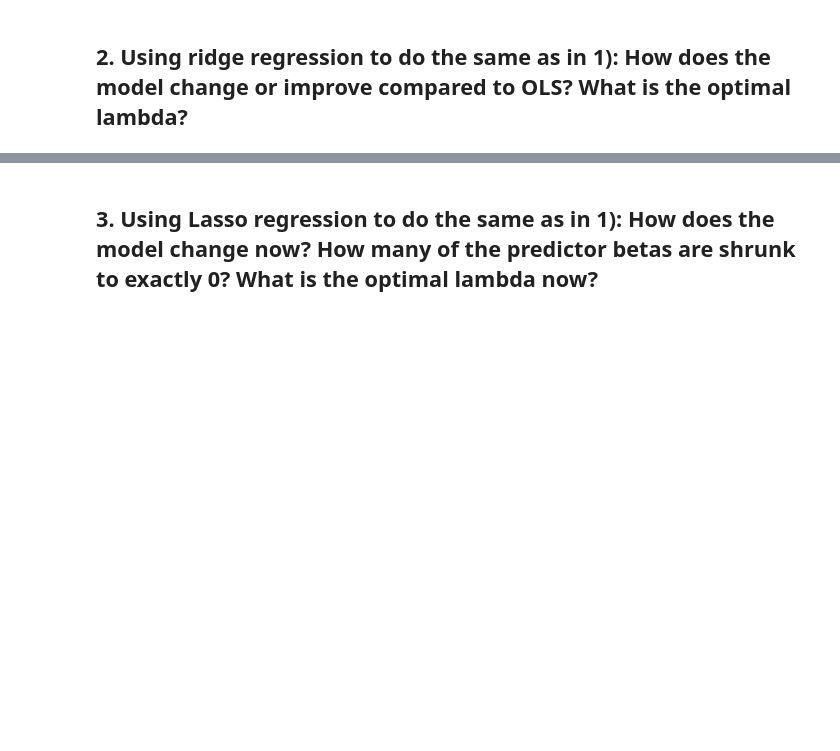
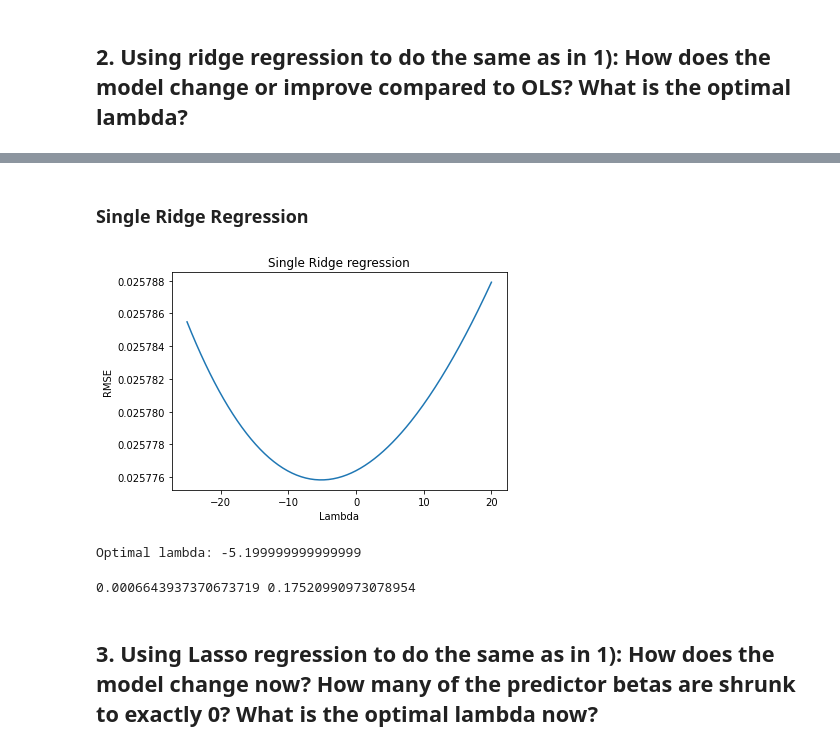
Before and after one commit to aragaomateus/fundamentalsOfML, a Jupyter notebook: HW2/Homework 2.ipynb, the cells around one changed output, grey strips where cells are left out. Drawn from its saved outputs; the diff is of its cells as text; code cells hidden in the pictures; blank space fills up the shorter version.

```diff
--- a/HW2/Homework 2.ipynb
+++ b/HW2/Homework 2.ipynb
@@ -62,3 +303,35 @@ data
+# %% [markdown]
+### Single Ridge Regression
+# %%
+# Init parameters:
+xTrain, xTest, yTrain, yTest = train_test_split(np.array(data['yearsofexperience']).reshape(-1, 1), outcome.reshape(-1,1), test_size=0.2, random_state=seed)
+lambdas = np.linspace(-25,20,201)
+cont = np.empty([len(lambdas),2])*np.NaN # [lambda error]
+for ii in range(len(lambdas)):
+    ridgeModel = Ridge(alpha=lambdas[ii]).fit(xTrain, yTrain)
+    cont[ii,0] = lambdas[ii]
+    error = mean_squared_error(yTest,ridgeModel.predict(xTest),squared=False)
+    cont[ii,1] = error
+
+plt.plot(cont[:,0],cont[:,1])
+plt.xlabel('Lambda')
+plt.ylabel('RMSE')
+plt.title('Single Ridge regression')
+plt.show()
+optimal_lambda_single = lambdas[np.argmax(cont[:,1]==np.min(cont[:,1]))]
+
+print('Optimal lambda:',optimal_lambda_single)
+# %% [output]
+[figure, added]
+Optimal lambda: -5.199999999999999
+# %%
+# single Ridge regression
+ridgeModel = Ridge(alpha=optimal_lambda_single).fit(xTrain, yTrain)
+error = mean_squared_error(yTest,ridgeModel.predict(xTest),squared=True)
+r_squared = r2_score(yTest,ridgeModel.predict(xTest))
+print(error,r_squared)
+# %% [output]
+0.0006643937370673719 0.17520990973078954
 # %% [markdown]
 
 ## 3. Using Lasso regression to do the same as in 1): How does the model change now? How many of the predictor betas are shrunk to exactly 0? What is the optimal lambda now?
```
Also changed, not shown: parts of 51 cells of this notebook, 14 other files.
